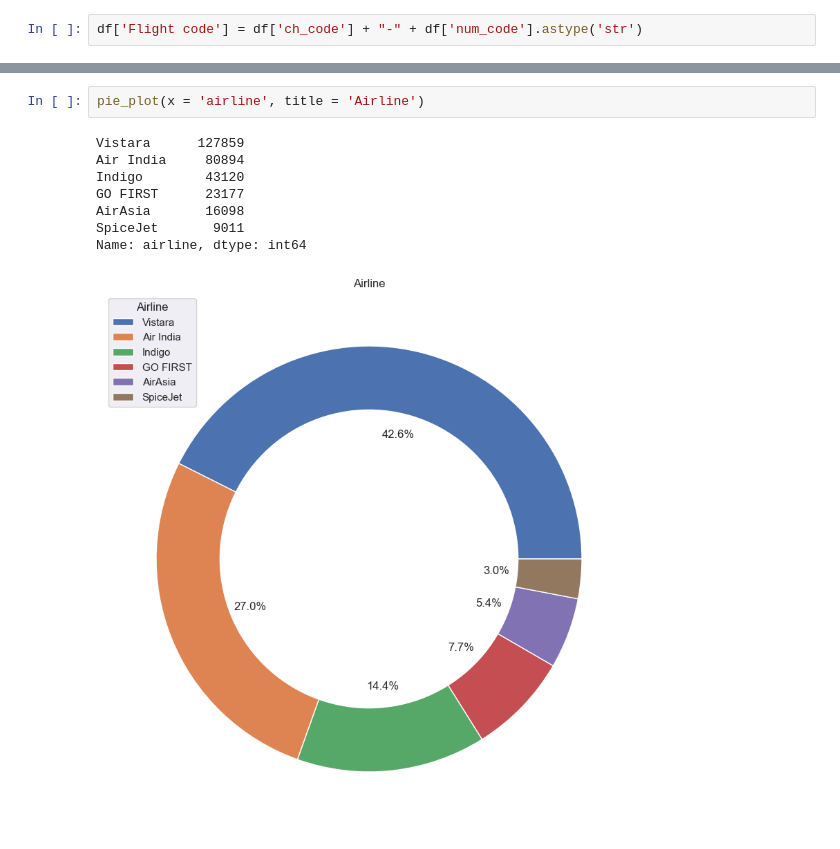
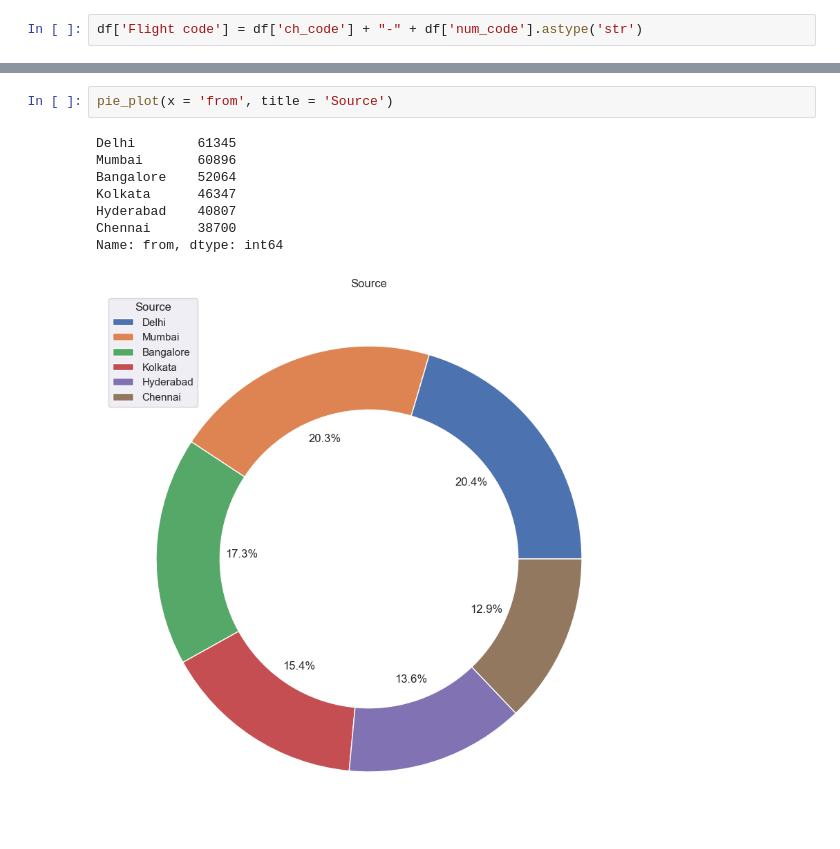
Before and after one commit to pinilDissanayaka/Flight-Price-Prediction, a Jupyter notebook: Notebooks/EDA and Cleaning.ipynb, the cells around one changed output, grey strips where cells are left out. Cells and saved outputs as stored; diff of their text form.

```diff
--- a/Notebooks/EDA and Cleaning.ipynb
+++ b/Notebooks/EDA and Cleaning.ipynb
@@ -172,11 +160,11 @@ Name: from, dtype: int64
-# %%
-pie_plot(x = 'airline', title = 'Airline')
-# %% [output]
-Vistara      127859
-Air India     80894
-Indigo        43120
-GO FIRST      23177
-AirAsia       16098
-SpiceJet       9011
-Name: airline, dtype: int64
-[figure, removed]
+# %%
+pie_plot(x = 'from', title = 'Source')
+# %% [output]
+Delhi        61345
+Mumbai       60896
+Bangalore    52064
+Kolkata      46347
+Hyderabad    40807
+Chennai      38700
+Name: from, dtype: int64
+[figure, added]
```
Also changed, not shown: parts of 36 cells of this notebook, 1 other file.
